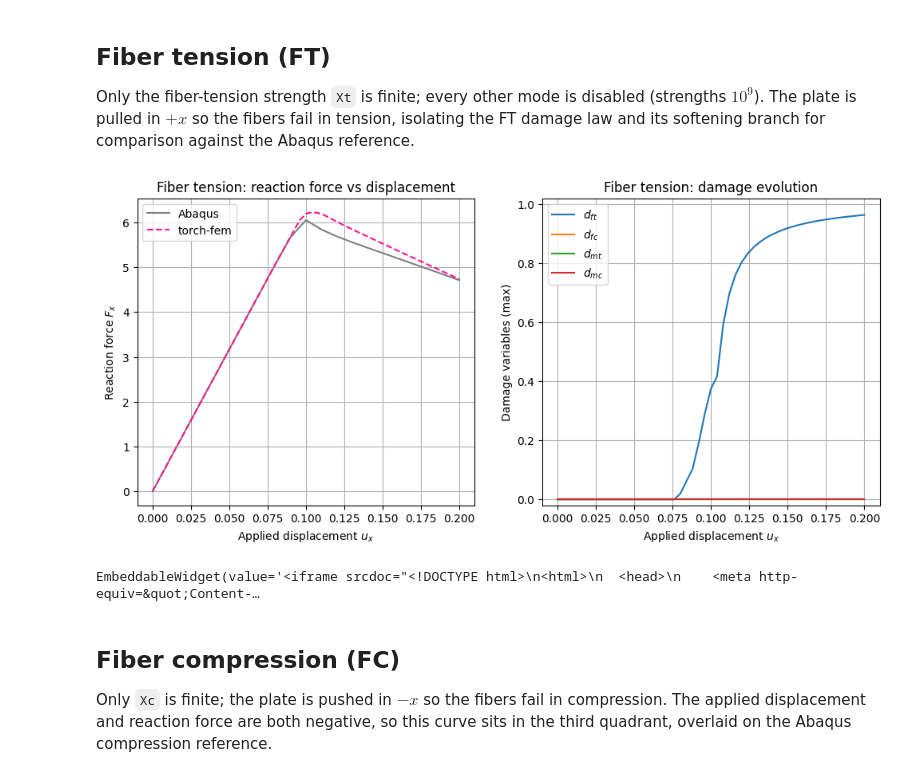
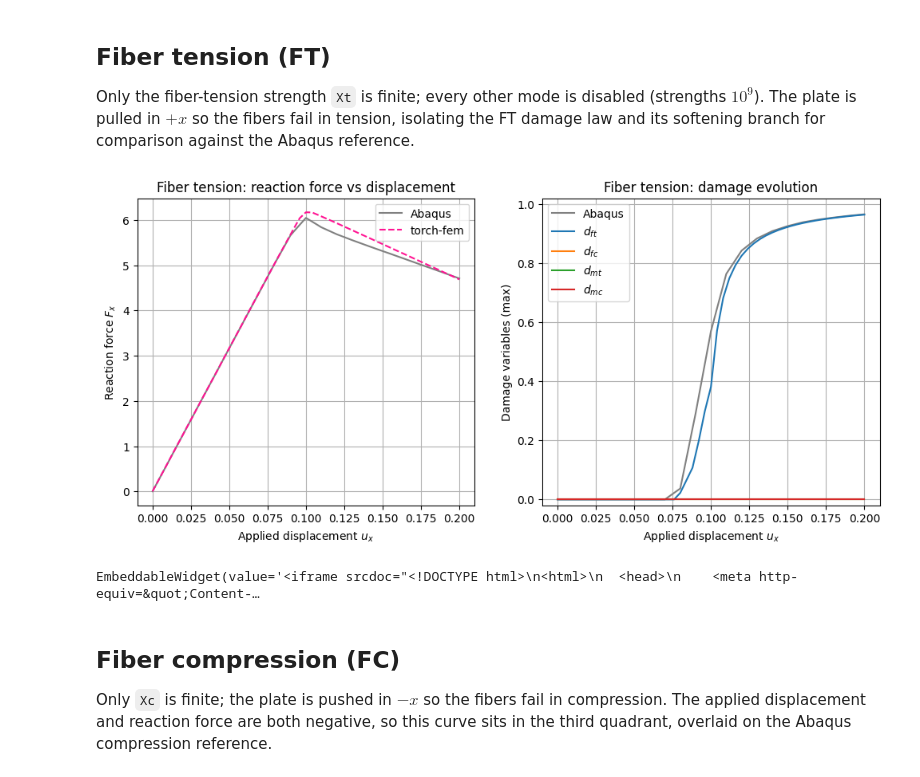
Before and after one commit to zcheshmechahi-collab/torch-fem, a Jupyter notebook: examples/basic/solid/cubesAnisotropic.ipynb, the cells around one changed output. Saved outputs shown, nothing was run; the diff lists cells and outputs as text; code cells hidden in the pictures.

```diff
--- a/examples/basic/solid/cubesAnisotropic.ipynb
+++ b/examples/basic/solid/cubesAnisotropic.ipynb
@@ -64,8 +64,10 @@ top = nodes[:, 1] == 1.0
 # Create plate
 plate = Solid(nodes, elements, material)
 
-# Fix bottom surface in z-direction to prevent rigid body motion in z.
-plate.constraints[nodes[:, 2] < 0.01, 2] = True
+# Pin u_z at three corners to remove z rigid-body motion (plane stress).
+z0 = nodes[:, 2] == 0.0
+for cx, cy in [(0.0, 0.0), (1.0, 0.0), (0.0, 1.0)]:
+    plate.constraints[z0 & (nodes[:, 0] == cx) & (nodes[:, 1] == cy), 2] = True
 
 # Fix left end
 plate.constraints[left, :2] = True
@@ -172,11 +174,12 @@ plate.material = AnisotropicDamage3D(
     S13=1e6,
     S23=1e6,
     G_ft=25.0,  # fiber-tension fracture energy
-    eta=0.02,  # viscous regularization (single, all modes)
 ).vectorize(plate.n_elem)
 
 increments = torch.linspace(0.0, 1.0, 51)
-u, f, sigma, F, state = plate.solve(increments=increments, return_intermediate=True)
+u, f, sigma, F, state = plate.solve(
+    increments=increments, return_intermediate=True, alpha=0.2
+)
 # %%
 # Reaction force and damage vs applied displacement.
 U_torch = increments * Umax
@@ -189,57 +192,58 @@ d_mc = state[:, :, 7].amax(dim=1)
 # Abaqus reference.
 ref = np.array(
     [
-        [0.00, -0],
-        [0.01, 0.632],
-        [0.02, 1.265],
-        [0.03, 1.898],
-        [0.04, 2.531],
-        [0.05, 3.164],
-        [0.06, 3.796],
-        [0.07, 4.429],
-        [0.08, 5.060],
-        [0.09, 5.667],
-        [0.10, 6.048],
-        [0.11, 5.841],
-        [0.12, 5.687],
-        [0.13, 5.557],
-        [0.14, 5.434],
-        [0.15, 5.314],
-        [0.16, 5.194],
-        [0.17, 5.073],
-        [0.18, 4.952],
-        [0.19, 4.831],
-        [0.20, 4.709],
+        [0.00, 0.000, 0.000],
+        [0.01, 0.632, 0.000],
+        [0.02, 1.265, 0.000],
+        [0.03, 1.898, 0.000],
+        [0.04, 2.531, 0.000],
+        [0.05, 3.164, 0.000],
+        [0.06, 3.796, 0.000],
+        [0.07, 4.429, 0.000],
+        [0.08, 5.060, 0.037],
+        [0.09, 5.667, 0.291],
+        [0.10, 6.048, 0.570],
+        [0.11, 5.841, 0.764],
+        [0.12, 5.687, 0.843],
+        [0.13, 5.557, 0.884],
+        [0.14, 5.434, 0.909],
+        [0.15, 5.314, 0.926],
+        [0.16, 5.194, 0.939],
+        [0.17, 5.073, 0.948],
+        [0.18, 4.952, 0.955],
+        [0.19, 4.831, 0.961],
+        [0.20, 4.709, 0.966],
     ]
 )
-U_aba, RF_aba = ref[:, 0], ref[:, 1]
+U_aba, RF_aba, dft_aba = ref[:, 0], ref[:, 1], ref[:, 2]
 
 fig, (ax1, ax2) = plt.subplots(1, 2, figsize=(12, 5))
 
 ax1.plot(U_aba, RF_aba, "-", color="gray", label="Abaqus")
 ax1.plot(U_torch, RF_torch, "--", color="deeppink", label="torch-fem")
 ax1.set_xlabel("Applied displacement $u_x$")
 ax1.set_ylabel("Reaction force $F_x$")
 ax1.set_title("Fiber tension: reaction force vs displacement")
 ax1.legend()
 ax1.grid(True)
 
+ax2.plot(U_aba, dft_aba, "-", color="gray", label="Abaqus")
 ax2.plot(U_torch, d_ft, label="$d_{ft}$")
 ax2.plot(U_torch, d_fc, label="$d_{fc}$")
 ax2.plot(U_torch, d_mt, label="$d_{mt}$")
 ax2.plot(U_torch, d_mc, label="$d_{mc}$")
 ax2.set_xlabel("Applied displacement $u_x$")
 ax2.set_ylabel("Damage variables (max)")
 ax2.set_ylim(-0.02, 1.02)
 ax2.set_title("Fiber tension: damage evolution")
 ax2.legend()
 ax2.grid(True)
 
 plt.show()
 
 plate.plot(element_property={"d_ft": state[-1, :, 1]})
 # %% [output]
-[figure, old version]
+[figure, new version]
 EmbeddableWidget(value='<iframe srcdoc="<!DOCTYPE html>\n<html>\n  <head>\n    <meta http-equiv=&quot;Content-…
 # %% [markdown]
 ## Fiber compression (FC)
```
Also changed, not shown: parts of 6 cells of this notebook, 2 other files.
